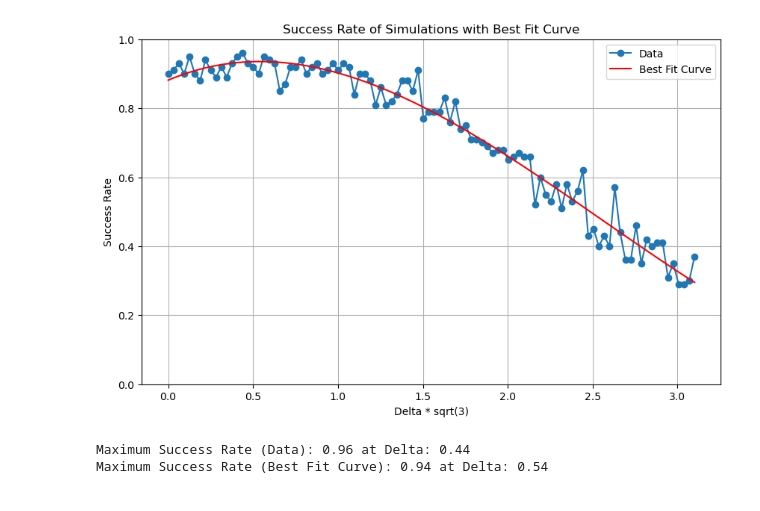
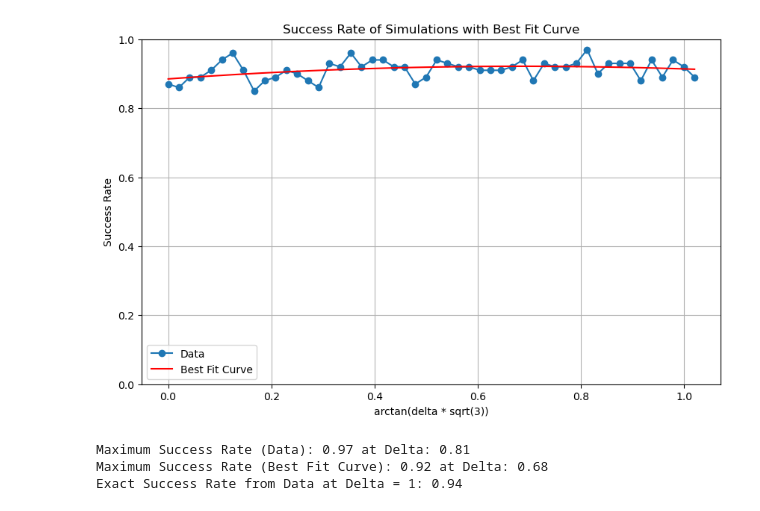
Before and after one commit to dssong2/ae353-sp25, a Jupyter notebook: projects/03_spacecraft/iterations.ipynb, the cells around one changed output. Drawn from its saved outputs; the diff is of its cells as text; code cells hidden in the pictures.

Commit message:
97% success rate, r=0.2 for stars

```diff
--- a/projects/03_spacecraft/iterations.ipynb
+++ b/projects/03_spacecraft/iterations.ipynb
@@ -379,11 +381,11 @@ def iterate(delta):
     return set_iterate(100)
 # %%
 results = np.array([])
-deltas = np.linspace(0, 3.1, 100)
+deltas = np.linspace(0, 1.02, 50)
 count = 0
 for delta in deltas:
     count += 1
-    print(f"Simulation {count}/{len(deltas)}")
     success_rates = iterate(delta)
     results = np.append(results, success_rates)
+    print(f"Simulation {count}/{len(deltas)}")
 # %% [output]
@@ -416,52 +416,70 @@ saved_results1 = np.array([0.9 , 0.91, 0.93, 0.9 , 0.95, 0.9 , 0.88, 0.94, 0.91,
        0.67, 0.66, 0.66, 0.52, 0.6 , 0.55, 0.53, 0.58, 0.51, 0.58, 0.53,
        0.56, 0.62, 0.43, 0.45, 0.4 , 0.43, 0.4 , 0.57, 0.44, 0.36, 0.36,
        0.46, 0.35, 0.42, 0.4 , 0.41, 0.41, 0.31, 0.35, 0.29, 0.29, 0.3 ,
-       0.37])
+       0.37]) # Simulated data from 0 to 3 delta
 
+saved_results2 = np.array([0.87, 0.86, 0.89, 0.89, 0.91, 0.94, 0.96, 0.91, 0.85, 0.88, 0.89,
+       0.91, 0.9 , 0.88, 0.86, 0.93, 0.92, 0.96, 0.92, 0.94, 0.94, 0.92,
+       0.92, 0.87, 0.89, 0.94, 0.93, 0.92, 0.92, 0.91, 0.91, 0.91, 0.92,
+       0.94, 0.88, 0.93, 0.92, 0.92, 0.93, 0.97, 0.9 , 0.93, 0.93, 0.93,
+       0.88, 0.94, 0.89, 0.94, 0.92, 0.89]) # Simulated data from 0 to 1 delta
+
+deltas1 = np.linspace(0, 3.03, 100)
+deltas2 = np.linspace(0, 1.02, 50)
+
+# saved_results2 = saved_results1
+deltas1 = deltas2
 # Curve of best fit (e.g., cubic fit)
-coefficients = np.polyfit(deltas, saved_results1, 3)  # Cubic fit (degree 3)
-best_fit_curve = np.polyval(coefficients, deltas)  # Evaluate the polynomial
+coefficients = np.polyfit(deltas1, saved_results2, 3)  # Cubic fit (degree 3)
+best_fit_curve = np.polyval(coefficients, deltas1)  # Evaluate the polynomial
 
 # Plotting the results with the curve of best fit
 plt.figure(figsize=(10, 6))
-plt.plot(deltas, saved_results1, marker='o', label='Data')  # Original data
-plt.plot(deltas, best_fit_curve, color='red', label='Best Fit Curve')  # Curve of best fit
+plt.plot(deltas1, saved_results2, marker='o', label='Data')  # Original data
+plt.plot(deltas1, best_fit_curve, color='red', label='Best Fit Curve')  # Curve of best fit
 plt.title('Success Rate of Simulations with Best Fit Curve')
-plt.xlabel('Delta * sqrt(3)')
+plt.xlabel('arctan(delta * sqrt(3))')
 plt.ylabel('Success Rate')
 plt.ylim(0, 1)
 plt.grid()
 plt.legend()
 plt.show()
 
 # Find the maximum success rate and its index
-max_success_rate = saved_results1.max()
-max_index = saved_results1.argmax()
+max_success_rate = saved_results2.max()
+max_index = saved_results2.argmax()
 
 # Find the corresponding delta value
-max_delta_from_results = deltas[max_index]
+max_delta_from_results = deltas1[max_index]
 
 print(f"Maximum Success Rate (Data): {max_success_rate:.2f} at Delta: {max_delta_from_results:.2f}")
 
 # Find the derivative of the polynomial
 derivative = np.polyder(coefficients)
 
 # Find the critical points (roots of the derivative)
 critical_points = np.roots(derivative)
 
 # Evaluate the polynomial at the critical points
 critical_values = np.polyval(coefficients, critical_points)
 
 # Filter critical points within the range of deltas
 valid_critical_points = critical_points[(critical_points >= deltas.min()) & (critical_points <= deltas.max())]
 valid_critical_values = np.polyval(coefficients, valid_critical_points)
 
 # Find the maximum value and its corresponding delta
 max_value = valid_critical_values.max()
 max_delta = valid_critical_points[valid_critical_values.argmax()]
 
 print(f"Maximum Success Rate (Best Fit Curve): {max_value:.2f} at Delta: {max_delta:.2f}")
+
+# Find the closest index to delta = 1 in the deltas array
+closest_index = np.abs(deltas - 1).argmin()
+success_rate_from_data = saved_results2[closest_index]
+
+print(f"Exact Success Rate from Data at Delta = {1}: {success_rate_from_data:.2f}")
 # %% [output]
-[figure, old version]
+[figure, new version]
-Maximum Success Rate (Data): 0.96 at Delta: 0.44
-Maximum Success Rate (Best Fit Curve): 0.94 at Delta: 0.54
+Maximum Success Rate (Data): 0.97 at Delta: 0.81
+Maximum Success Rate (Best Fit Curve): 0.92 at Delta: 0.68
+Exact Success Rate from Data at Delta = 1: 0.94
```
Also changed, not shown: parts of 3 cells of this notebook, 5 other files.
